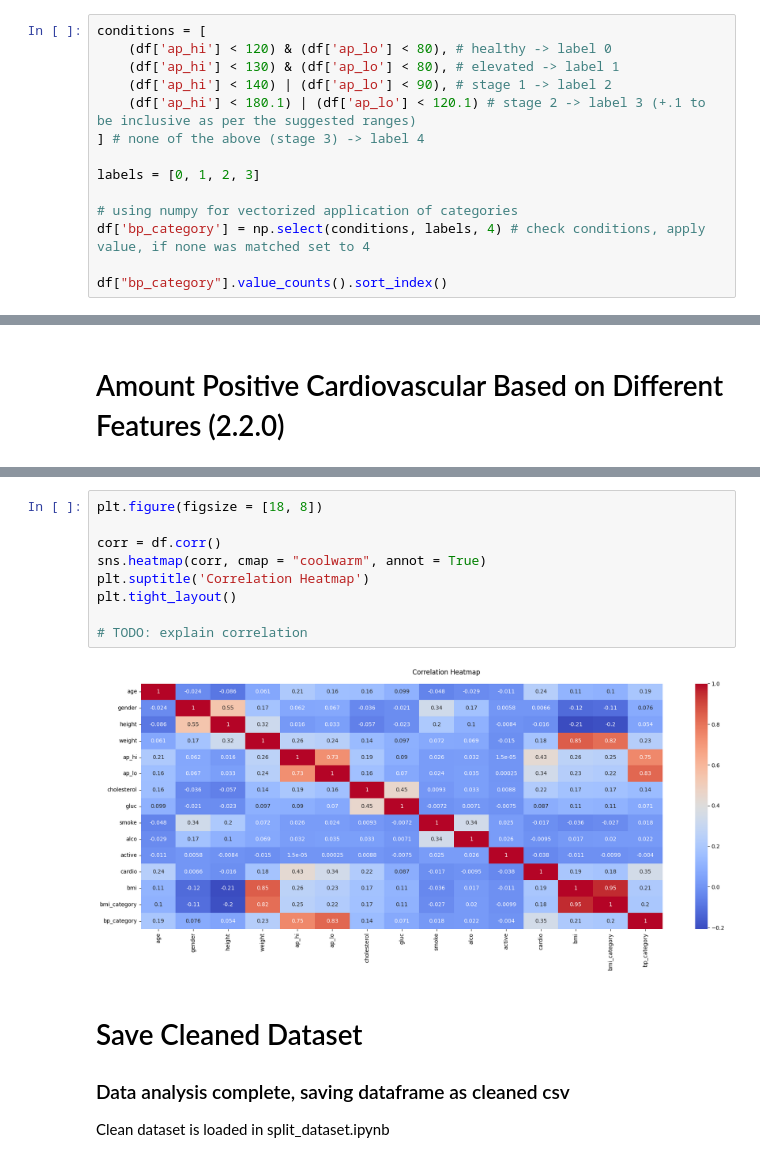
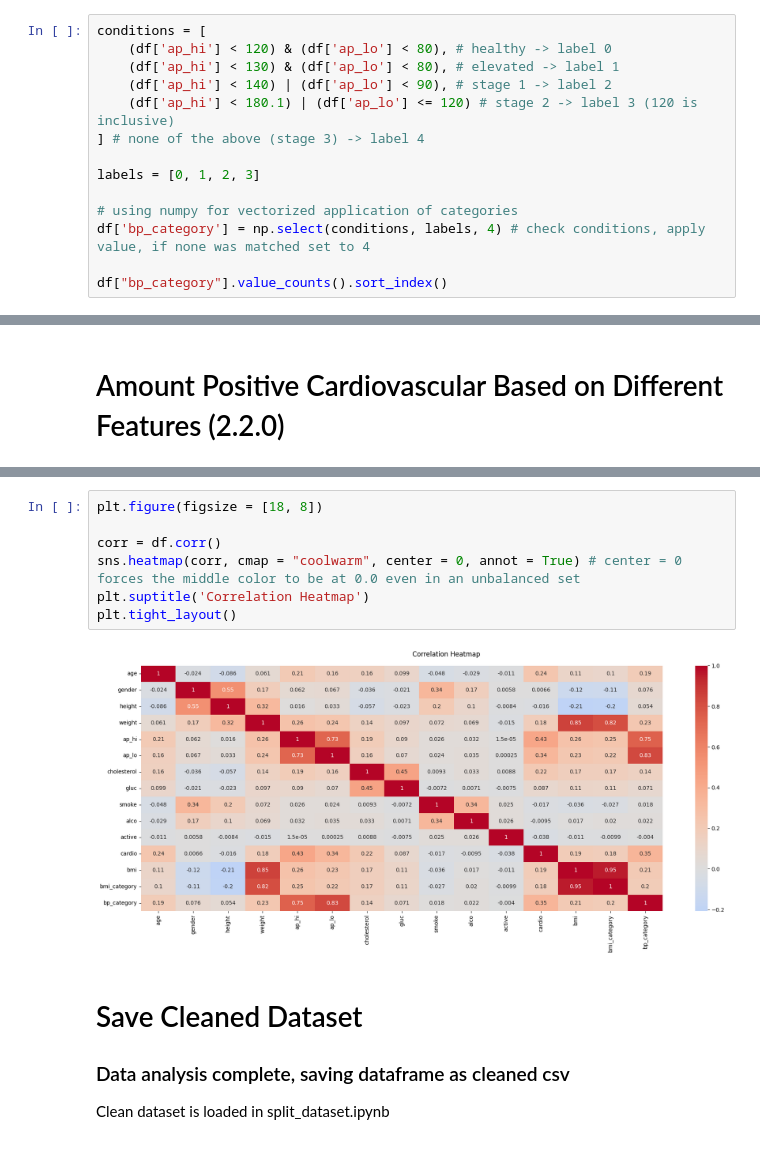
Before and after one commit to Andreas-Svensson/disease_prediction, a Jupyter notebook: data_analysis.ipynb, the cells around one changed output, grey strips where cells are left out. Drawn from its saved outputs; the diff is of its cells as text.

Commit message:
correlation plot color updated and added explanation for values

```diff
--- a/data_analysis.ipynb
+++ b/data_analysis.ipynb
@@ -460,7 +460,7 @@ conditions = [
     (df['ap_hi'] < 120) & (df['ap_lo'] < 80), # healthy -> label 0
     (df['ap_hi'] < 130) & (df['ap_lo'] < 80), # elevated -> label 1
     (df['ap_hi'] < 140) | (df['ap_lo'] < 90), # stage 1 -> label 2
-    (df['ap_hi'] < 180.1) | (df['ap_lo'] < 120.1) # stage 2 -> label 3 (+.1 to be inclusive as per the suggested ranges)
+    (df['ap_hi'] < 180.1) | (df['ap_lo'] <= 120) # stage 2 -> label 3 (120 is inclusive)
 ] # none of the above (stage 3) -> label 4
 
 labels = [0, 1, 2, 3]
@@ -568,14 +561,12 @@ plt.tight_layout()
 # %%
 plt.figure(figsize = [18, 8])
 
 corr = df.corr()
-sns.heatmap(corr, cmap = "coolwarm", annot = True)
+sns.heatmap(corr, cmap = "coolwarm", center = 0, annot = True) # center = 0 forces the middle color to be at 0.0 even in an unbalanced set
 plt.suptitle('Correlation Heatmap')
 plt.tight_layout()
-
-# TODO: explain correlation
 # %% [output]
-[figure, old version]
+[figure, new version]
 # %% [markdown]
 # Save Cleaned Dataset
 
```
Also changed, not shown: parts of 4 cells of this notebook.
